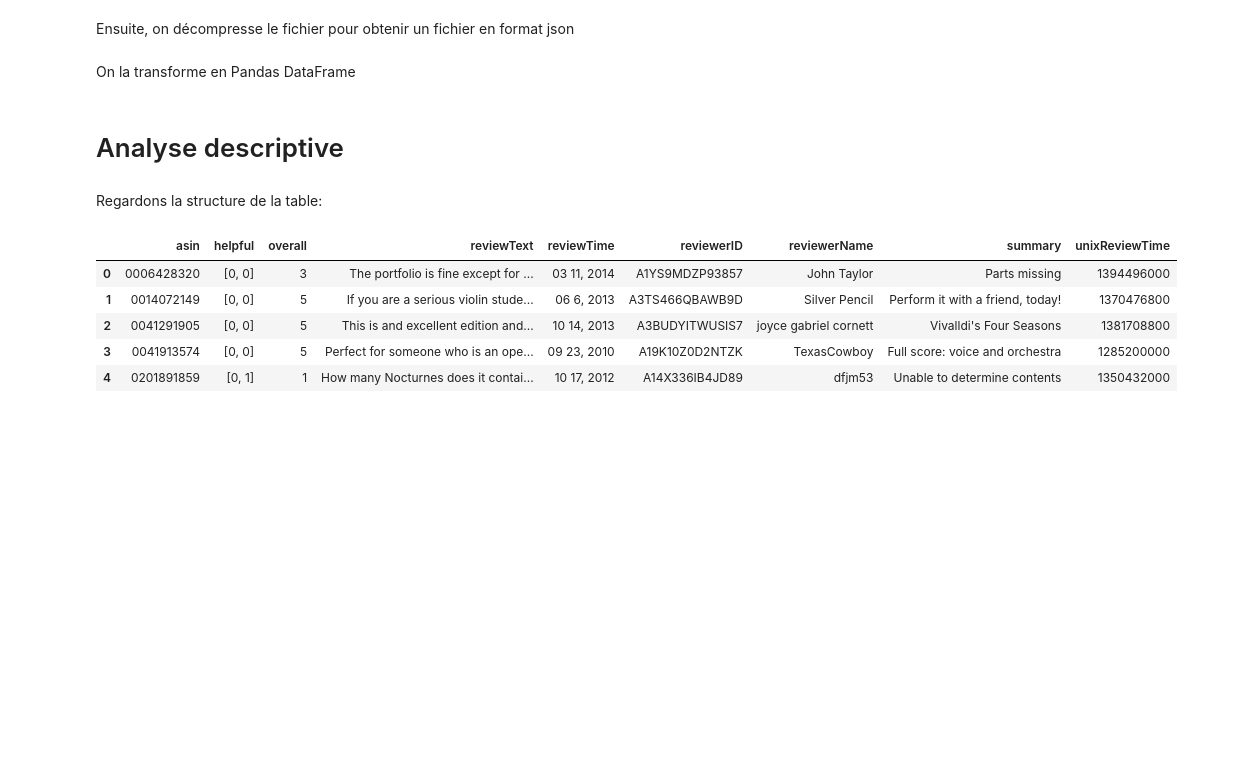
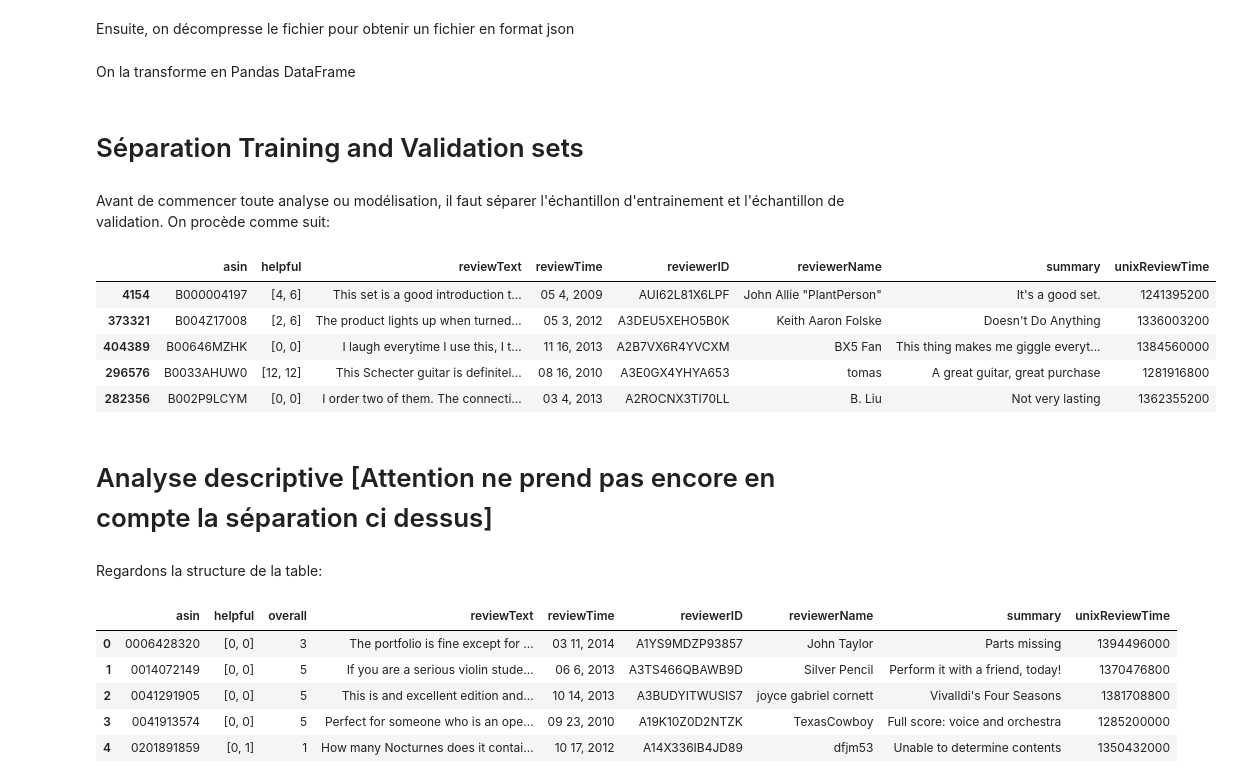
Before and after one commit to alexcombessie/ENSAE_Amazon-Review-Prediction, a Jupyter notebook: Projet Python - Amazon review data.ipynb, the cells around one changed output. Cells and saved outputs as stored; diff of their text form; code cells hidden in the pictures; blank space fills up the shorter version.

Commit message:
Train_Test separation, Machine Learning, Evaluation
Premiere version complète!!!

```diff
--- a/Projet Python - Amazon review data.ipynb
+++ b/Projet Python - Amazon review data.ipynb
@@ -45,8 +45,27 @@ with open(filepath) as f:
     for line in f:
         data.append(json.loads(line))
 df=pd.DataFrame(data)
-# %% [markdown]
-# Analyse descriptive
+# %% [markdown]
+# Séparation Training and Validation sets
+# %% [markdown]
+Avant de commencer toute analyse ou modélisation, il faut séparer l'échantillon d'entrainement et l'échantillon de validation. On procède comme suit:
+# %%
+from sklearn.cross_validation import train_test_split
+y = df["overall"]
+X = df.drop("overall",axis=1,inplace=False)
+X_train,X_test,y_train,y_test = train_test_split(X.index,y,test_size=0.2)
+df_train=X.iloc[X_train] # return dataframe train
+df_test=X.iloc[X_test] # return dataframe test
+df_train.head()
+# %% [output]
+|  | asin | helpful | reviewText | reviewTime | reviewerID | reviewerName | summary | unixReviewTime |
+| 4154 | B000004197 | [4, 6] | This set is a good introduction t... | 05 4, 2009 | AUI62L81X6LPF | John Allie "PlantPerson" | It's a good set. | 1241395200 |
+| 373321 | B004Z17008 | [2, 6] | The product lights up when turned... | 05 3, 2012 | A3DEU5XEHO5B0K | Keith Aaron Folske | Doesn't Do Anything | 1336003200 |
+| 404389 | B00646MZHK | [0, 0] | I laugh everytime I use this, I t... | 11 16, 2013 | A2B7VX6R4YVCXM | BX5 Fan | This thing makes me giggle everyt... | 1384560000 |
+| 296576 | B0033AHUW0 | [12, 12] | This Schecter guitar is definitel... | 08 16, 2010 | A3E0GX4YHYA653 | tomas | A great guitar, great purchase | 1281916800 |
+| 282356 | B002P9LCYM | [0, 0] | I order two of them. The connecti... | 03 4, 2013 | A2ROCNX3TI70LL | B. Liu | Not very lasting | 1362355200 |
+# %% [markdown]
+# Analyse descriptive [Attention ne prend pas encore en compte la séparation ci dessus]
 # %% [markdown]
 Regardons la structure de la table:
 # %%
```
Also changed, not shown: parts of 17 cells of this notebook.
